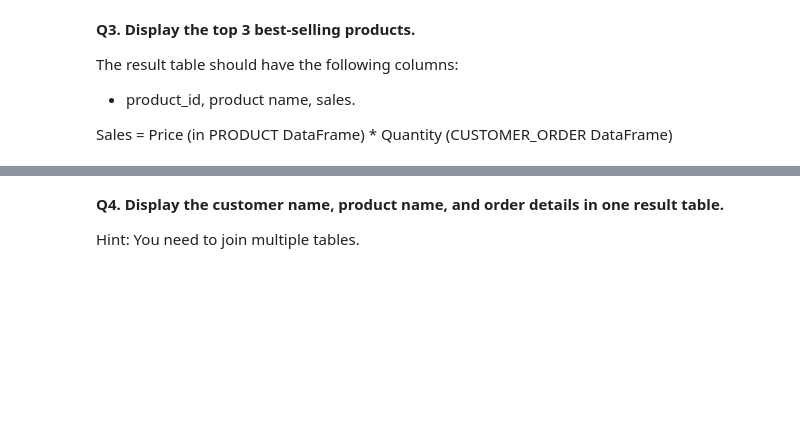
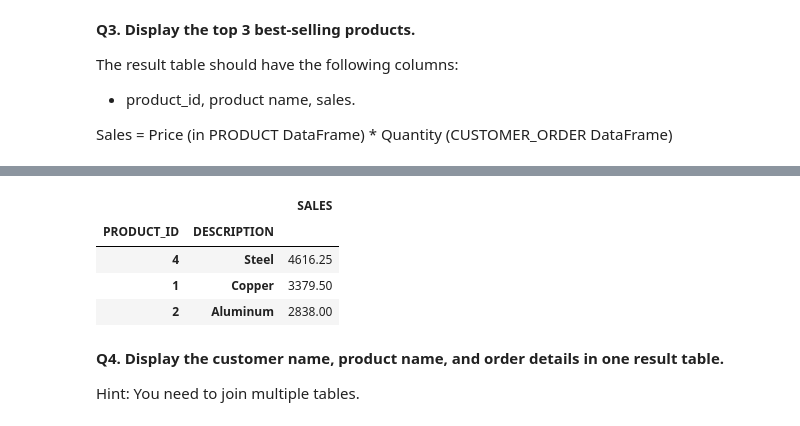
Before and after one commit to gmseong/BAM5103, a Jupyter notebook: session_5_join_and_combine_datasets.ipynb, the cells around one changed output, grey strips where cells are left out. Saved outputs shown, nothing was run; the diff lists cells and outputs as text; code cells hidden in the pictures; blank space fills up the shorter version.

```diff
--- a/session_5_join_and_combine_datasets.ipynb
+++ b/session_5_join_and_combine_datasets.ipynb
@@ -502,3 +524,21 @@ Sales = Price (in PRODUCT DataFrame) * Quantity (CUSTOMER_ORDER DataFrame)
+# %%
+q3 = pd.merge(
+    PRODUCT,
+    CUSTOMER_ORDER,
+    how = "inner",
+    on = "PRODUCT_ID",
+    validate = "1:m"
+)
+
+
+q3["SALES"] = q3["PRICE"] * q3["ORDER_QTY"]
+q3.groupby(["PRODUCT_ID","DESCRIPTION"]).agg({"SALES":"sum"}).sort_values(by="SALES", ascending=False).head(3)
+# %% [output]
+|  |  | SALES |
+| PRODUCT_ID | DESCRIPTION |  |
+| 4 | Steel | 4616.25 |
+| 1 | Copper | 3379.50 |
+| 2 | Aluminum | 2838.00 |
 # %% [markdown]
 **Q4. Display the customer name, product name, and order details in one result table.**
 
```
Also changed, not shown: parts of 2 cells of this notebook.
